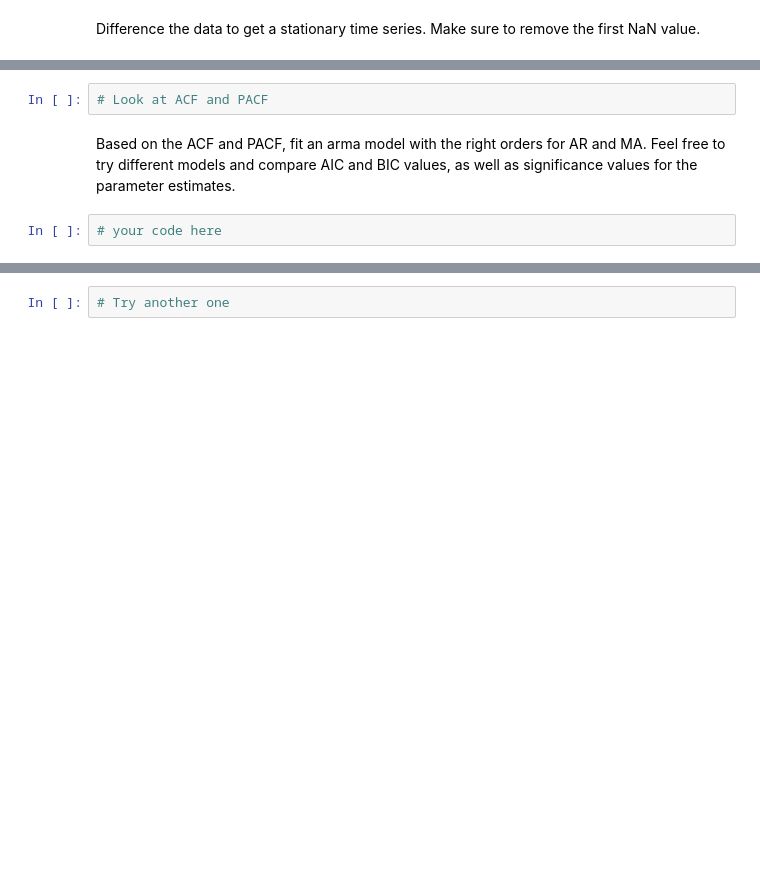
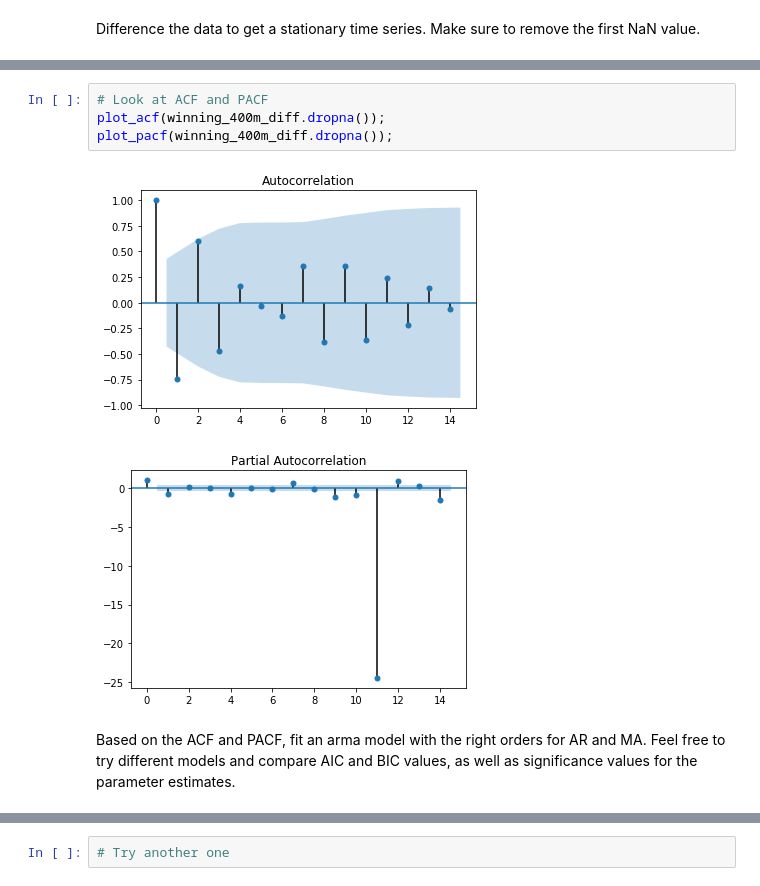
Before and after one commit to eannefawcett/dsc-arma-models-lab-online-ds-pt-081219, a Jupyter notebook: index.ipynb, the cells around one changed output, grey strips where cells are left out. Cells and saved outputs as stored; diff of their text form; blank space fills up the shorter version.

```diff
--- a/index.ipynb
+++ b/index.ipynb
@@ -172,6 +274,9 @@ Difference the data to get a stationary time series. Make sure to remove the fir
 # %%
 # Look at ACF and PACF
+plot_acf(winning_400m_diff.dropna());
+plot_pacf(winning_400m_diff.dropna());
+# %% [output]
+[figure, added]
+[figure, added]
 # %% [markdown]
 Based on the ACF and PACF, fit an arma model with the right orders for AR and MA. Feel free to try different models and compare AIC and BIC values, as well as significance values for the parameter estimates.
-# %%
-# your code here
```
Also changed, not shown: parts of 13 cells of this notebook.
